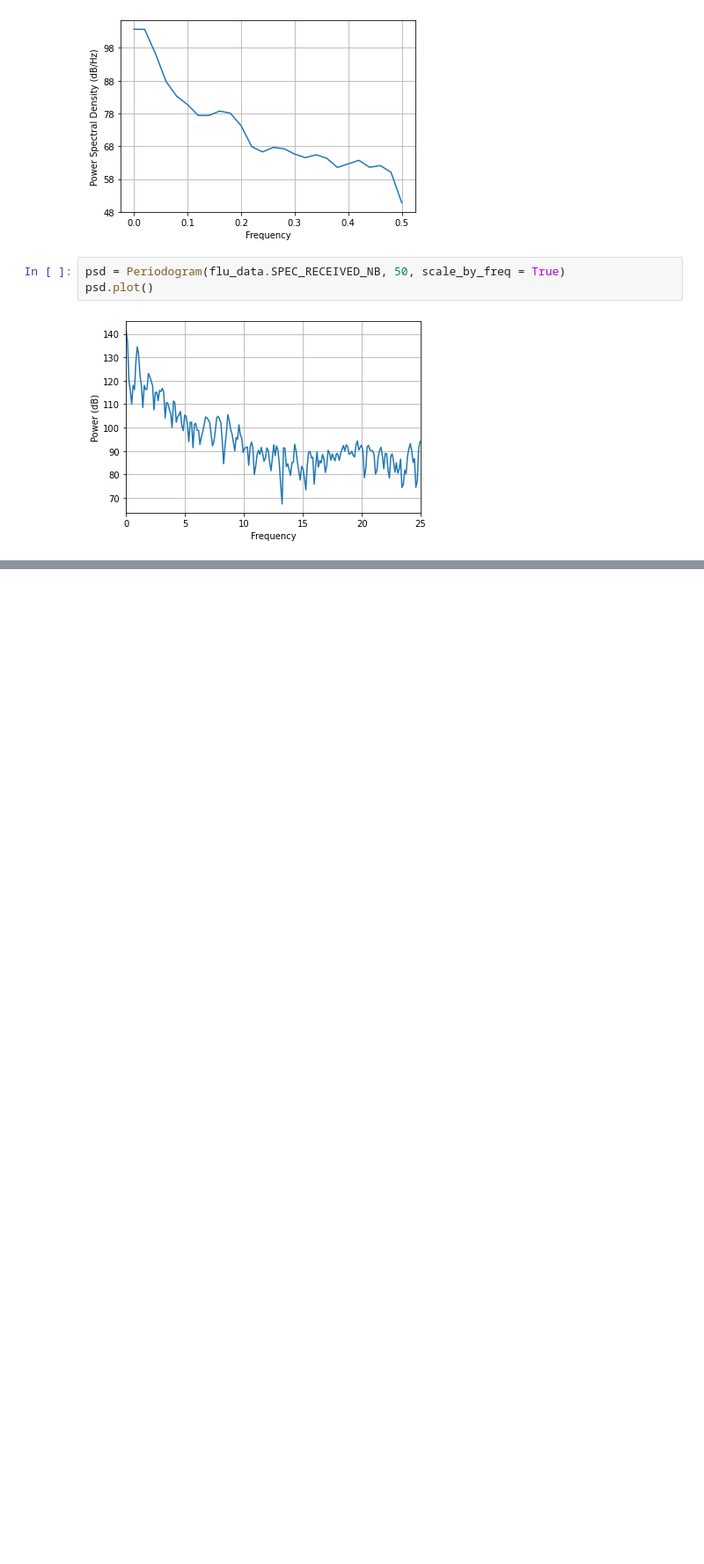
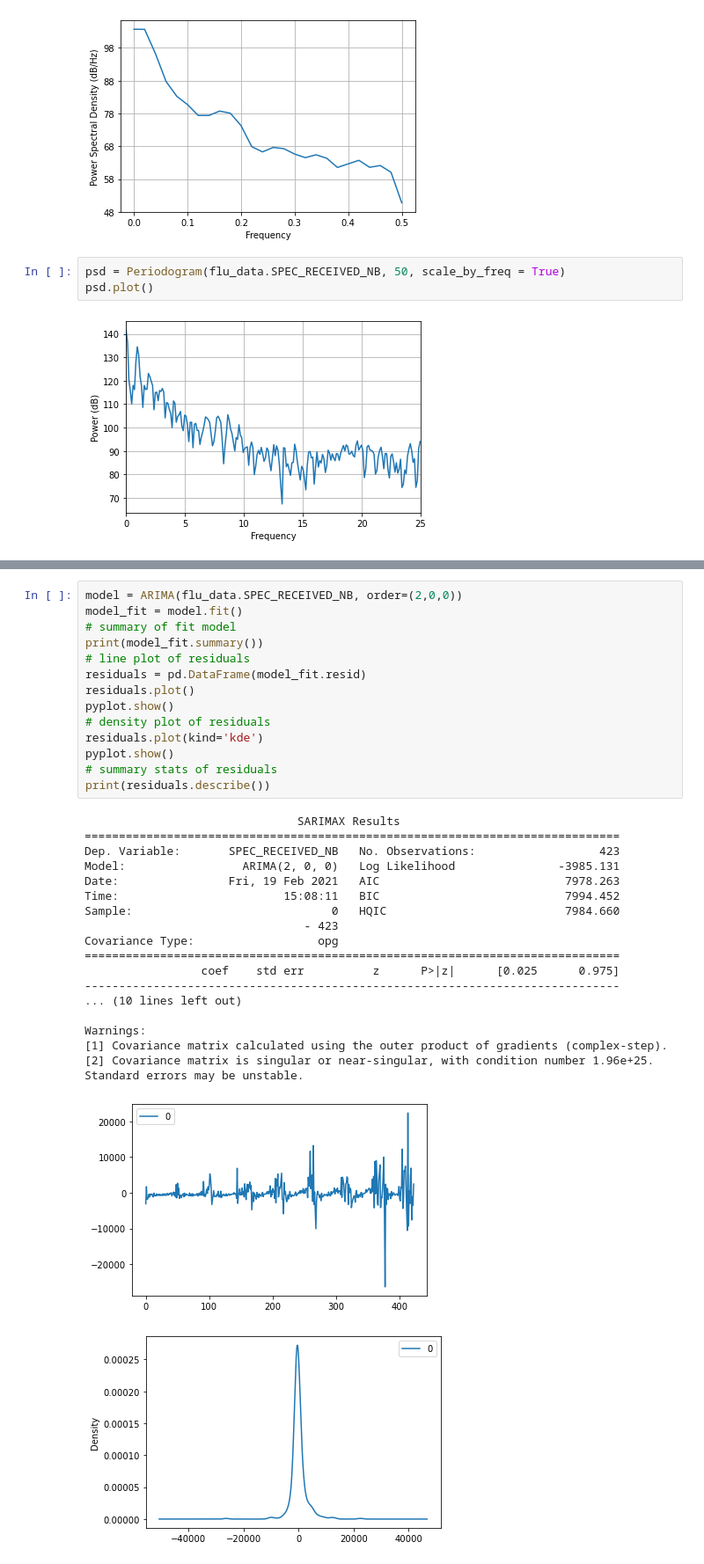
Before and after one commit to andrewmejia600/DS7333, a Jupyter notebook: CASE_STUDY_8/Case_Study_8.ipynb, the cells around one changed output, grey strips where cells are left out. Shown at 88% size. Saved outputs shown, nothing was run; the diff lists cells and outputs as text; blank space fills up the shorter version.

```diff
--- a/CASE_STUDY_8/Case_Study_8.ipynb
+++ b/CASE_STUDY_8/Case_Study_8.ipynb
@@ -164,0 +248,34 @@ psd.plot()
+# %%
+model = ARIMA(flu_data.SPEC_RECEIVED_NB, order=(2,0,0))
+model_fit = model.fit()
+# summary of fit model
+print(model_fit.summary())
+# line plot of residuals
+residuals = pd.DataFrame(model_fit.resid)
+residuals.plot()
+pyplot.show()
+# density plot of residuals
+residuals.plot(kind='kde')
+pyplot.show()
+# summary stats of residuals
+print(residuals.describe())
+# %% [output]
+                               SARIMAX Results
+==============================================================================
+Dep. Variable:       SPEC_RECEIVED_NB   No. Observations:                  423
+Model:                 ARIMA(2, 0, 0)   Log Likelihood               -3985.131
+Date:                Fri, 19 Feb 2021   AIC                           7978.263
+Time:                        15:08:11   BIC                           7994.452
+Sample:                             0   HQIC                          7984.660
+                                - 423
+Covariance Type:                  opg
+==============================================================================
+                 coef    std err          z      P>|z|      [0.025      0.975]
+------------------------------------------------------------------------------
+... (10 lines left out)
+
+Warnings:
+[1] Covariance matrix calculated using the outer product of gradients (complex-step).
+[2] Covariance matrix is singular or near-singular, with condition number 1.96e+25. Standard errors may be unstable.
+[figure, added]
+[figure, added]
```
Also changed, not shown: parts of 26 cells of this notebook.
